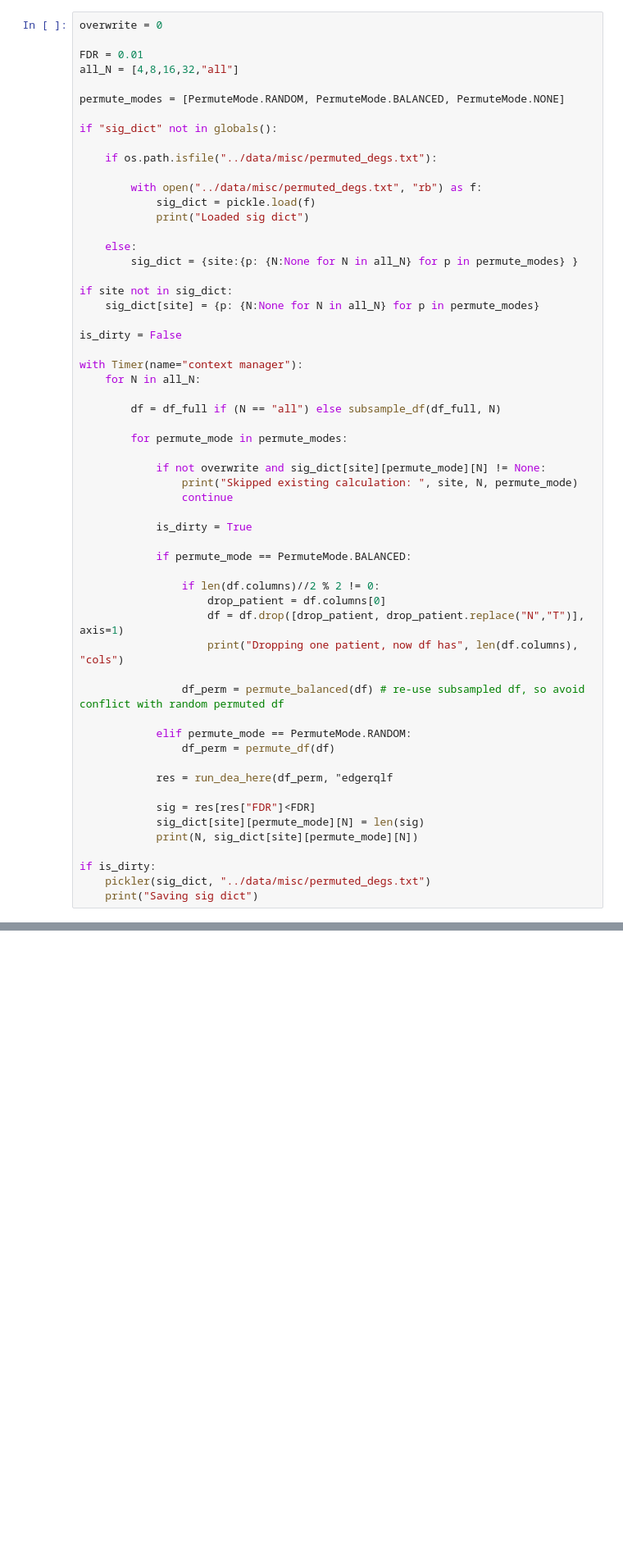
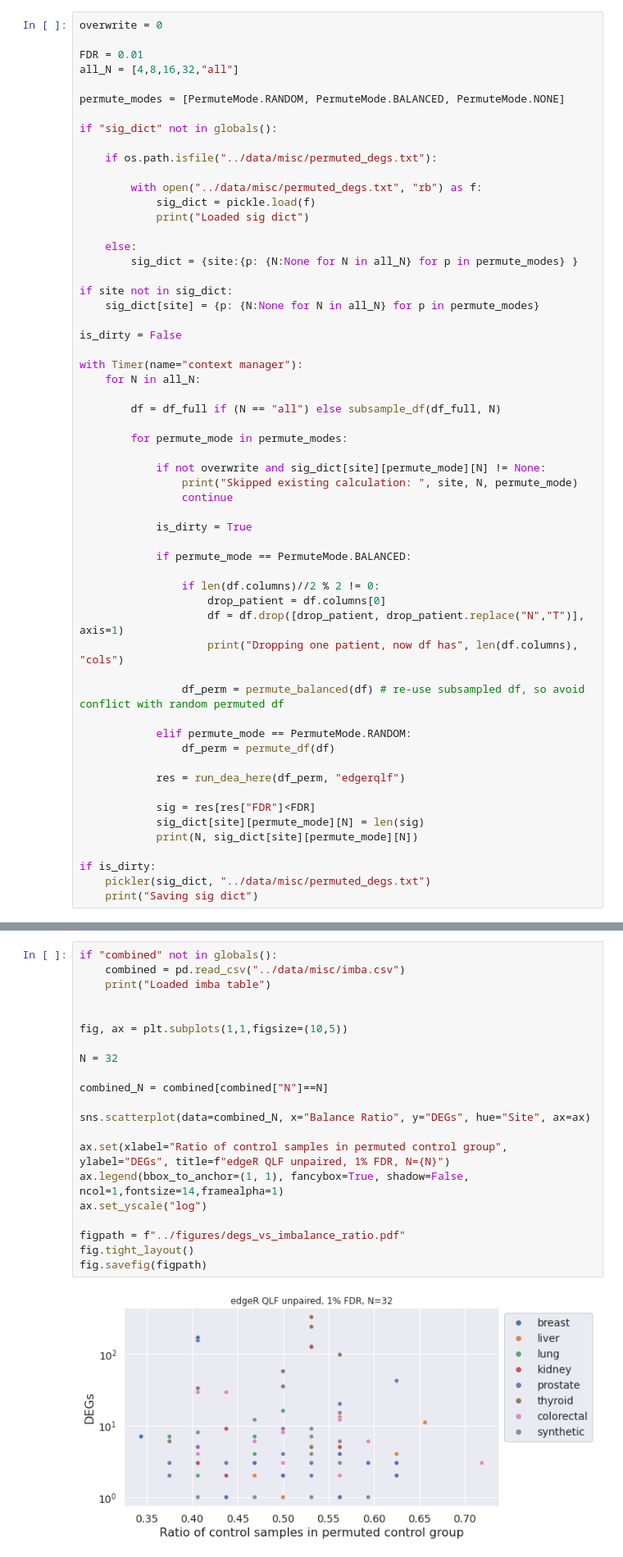
Before and after one commit to pdegen/RNASeqReplicability, a Jupyter notebook: notebooks/permuted_data.ipynb, the cells around one changed output, grey strips where cells are left out. Shown: that part at 82% size. Cells and saved outputs as stored; diff of their text form; blank space fills up the shorter version.

Commit message:
testing for #DEG difference between balanced and imbalanced permutations

```diff
--- a/notebooks/permuted_data.ipynb
+++ b/notebooks/permuted_data.ipynb
@@ -189,7 +204,7 @@ with Timer(name="context manager"):
             elif permute_mode == PermuteMode.RANDOM:
                 df_perm = permute_df(df)
 
-            res = run_dea_here(df_perm, "edgerqlf
+            res = run_dea_here(df_perm, "edgerqlf")
 
             sig = res[res["FDR"]<FDR]
             sig_dict[site][permute_mode][N] = len(sig)
@@ -236,0 +350,23 @@ fig.savefig(figpath)
+# %%
+if "combined" not in globals():
+    combined = pd.read_csv("../data/misc/imba.csv")
+    print("Loaded imba table")
+
+
+fig, ax = plt.subplots(1,1,figsize=(10,5))
+
+N = 32
+
+combined_N = combined[combined["N"]==N]
+
+sns.scatterplot(data=combined_N, x="Balance Ratio", y="DEGs", hue="Site", ax=ax)
+
+ax.set(xlabel="Ratio of control samples in permuted control group", ylabel="DEGs", title=f"edgeR QLF unpaired, 1% FDR, N={N}")
+ax.legend(bbox_to_anchor=(1, 1), fancybox=True, shadow=False, ncol=1,fontsize=14,framealpha=1)
+ax.set_yscale("log")
+
+figpath = f"../figures/degs_vs_imbalance_ratio.pdf"
+fig.tight_layout()
+fig.savefig(figpath)
+# %% [output]
+[figure, added]
```
Also changed, not shown: parts of 10 cells of this notebook.
